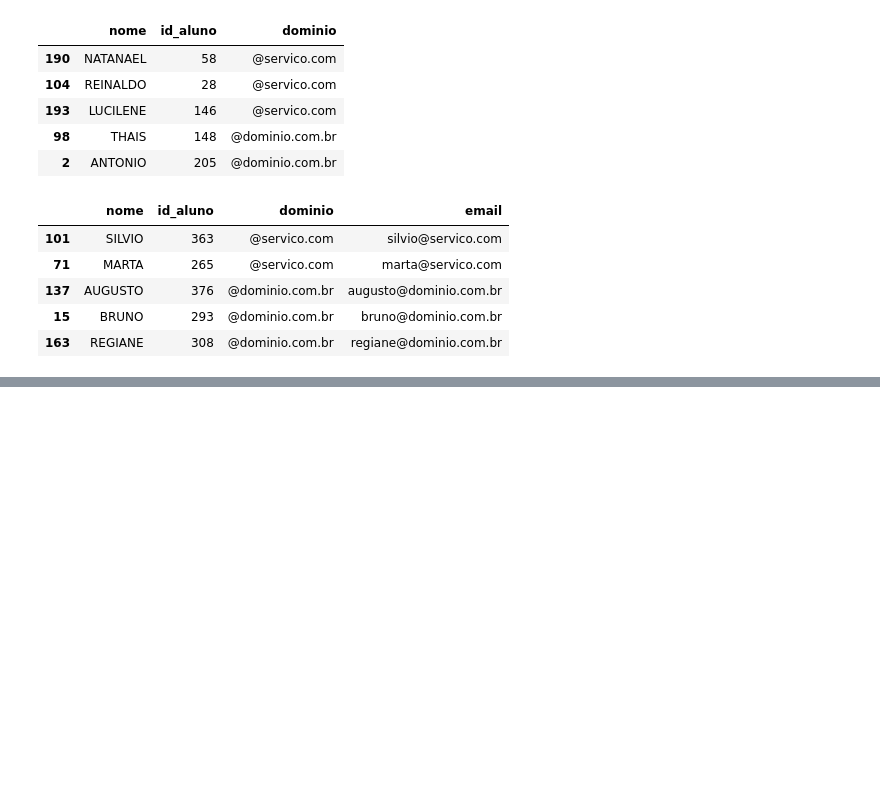
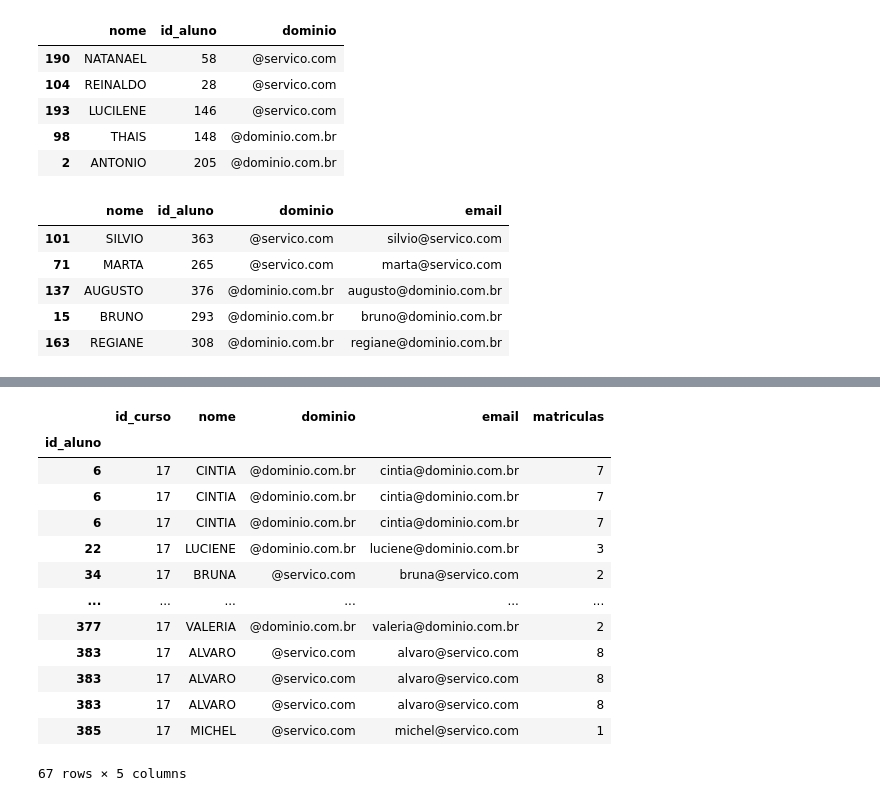
Before and after one commit to FernandoSVasconcelos/aluraDataScience, a Jupyter notebook: PandasIO/PandasIO.ipynb, the cells around one changed output, grey strips where cells are left out. Saved outputs shown, nothing was run; the diff lists cells and outputs as text; code cells hidden in the pictures; blank space fills up the shorter version.

```diff
--- a/PandasIO/PandasIO.ipynb
+++ b/PandasIO/PandasIO.ipynb
@@ -63,0 +166,12 @@ nomes.sample(5)
+# %%
+todas_matriculas = []
+x = np.random.rand(20)
+prob = x / sum(x)
+# %%
+for index, row in nomes.iterrows():
+  id = row.id_aluno
+  matriculas = row.matriculas
+  for i in range(matriculas):
+    mat = [id, np.random.choice(cursos.index, p = prob)]
+    todas_matriculas.append(mat)
+matriculas = pd.DataFrame(todas_matriculas, columns = ['id_aluno', 'id_curso'])
@@ -63,0 +387,3 @@ nomes.sample(5)
+# %%
+id_curso = 17
+proxima_turma = matriculas.query(f"id_curso == {id_curso}")
@@ -63,0 +406,17 @@ nomes.sample(5)
+# %%
+proxima_turma.set_index('id_aluno').join(nomes.set_index('id_aluno'))
+# %% [output]
+|  | id_curso | nome | dominio | email | matriculas |
+| id_aluno |  |  |  |  |  |
+| 6 | 17 | CINTIA | @dominio.com.br | cintia@dominio.com.br | 7 |
+| 6 | 17 | CINTIA | @dominio.com.br | cintia@dominio.com.br | 7 |
+| 6 | 17 | CINTIA | @dominio.com.br | cintia@dominio.com.br | 7 |
+| 22 | 17 | LUCIENE | @dominio.com.br | luciene@dominio.com.br | 3 |
+| 34 | 17 | BRUNA | @servico.com | bruna@servico.com | 2 |
+| ... | ... | ... | ... | ... | ... |
+| 377 | 17 | VALERIA | @dominio.com.br | valeria@dominio.com.br | 2 |
+| 383 | 17 | ALVARO | @servico.com | alvaro@servico.com | 8 |
+| 383 | 17 | ALVARO | @servico.com | alvaro@servico.com | 8 |
+| 383 | 17 | ALVARO | @servico.com | alvaro@servico.com | 8 |
+| 385 | 17 | MICHEL | @servico.com | michel@servico.com | 1 |
+67 rows × 5 columns
```
Also changed, not shown: parts of 61 cells of this notebook.
